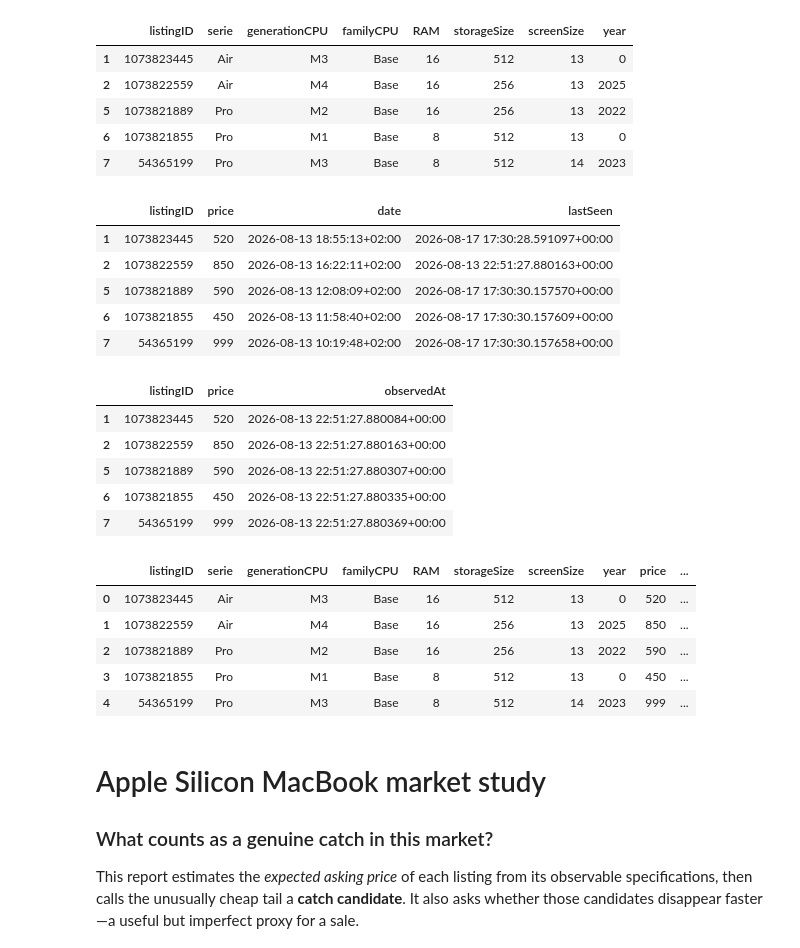
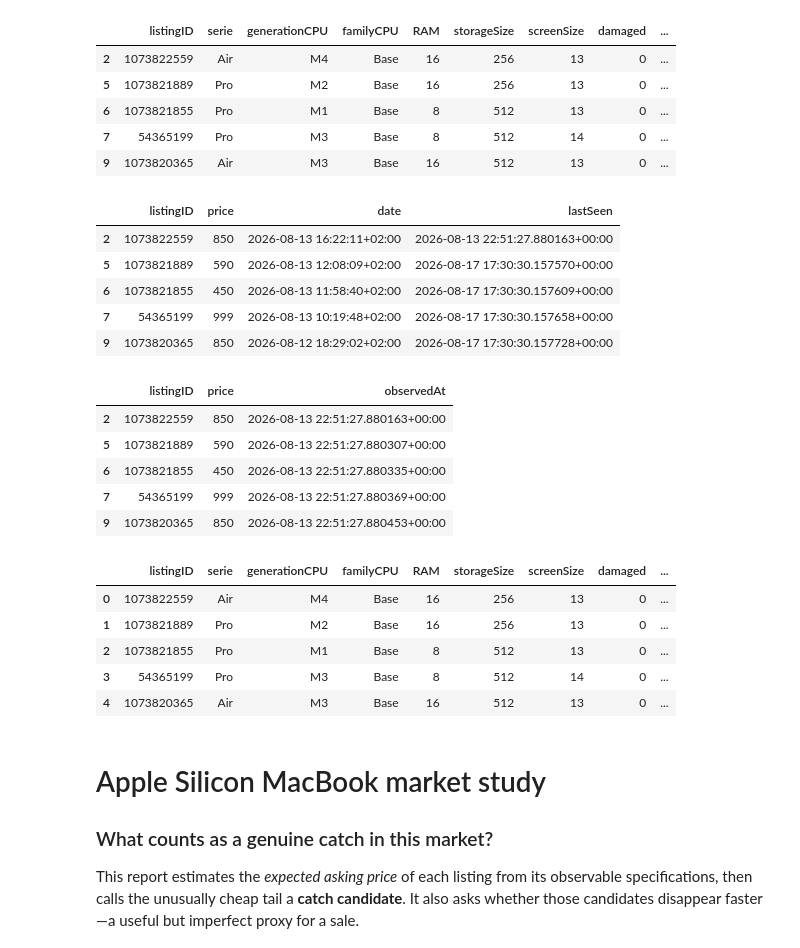
Before and after one commit to Robin789-ch/anibis-scraper, a Jupyter notebook: Price_analysis.ipynb, the cells around one changed output. Drawn from its saved outputs; the diff is of its cells as text; code cells hidden in the pictures.

```diff
--- a/Price_analysis.ipynb
+++ b/Price_analysis.ipynb
@@ -7,19 +7,20 @@ cnx = sqlite3.connect('offers.sqlite3')
 # %%
 df_parsed = pd.read_sql_query("SELECT * FROM parsed", cnx)
 df_parsed = df_parsed[
     (df_parsed['serie'] != "Other")
-    & (df_parsed['generationCPU'] != "Other")]
+    & (df_parsed['generationCPU'] != "Other")
+    & (df_parsed['damaged'] == 0)]
 
 target_set = set(df_parsed['listingID'])
 
 df_parsed.head()
 # %% [output]
-|  | listingID | serie | generationCPU | familyCPU | RAM | storageSize | screenSize | year |
-| 1 | 1073823445 | Air | M3 | Base | 16 | 512 | 13 | 0 |
-| 2 | 1073822559 | Air | M4 | Base | 16 | 256 | 13 | 2025 |
-| 5 | 1073821889 | Pro | M2 | Base | 16 | 256 | 13 | 2022 |
-| 6 | 1073821855 | Pro | M1 | Base | 8 | 512 | 13 | 0 |
-| 7 | 54365199 | Pro | M3 | Base | 8 | 512 | 14 | 2023 |
+|  | listingID | serie | generationCPU | familyCPU | RAM | storageSize | screenSize | damaged | ... |
+| 2 | 1073822559 | Air | M4 | Base | 16 | 256 | 13 | 0 | ... |
+| 5 | 1073821889 | Pro | M2 | Base | 16 | 256 | 13 | 0 | ... |
+| 6 | 1073821855 | Pro | M1 | Base | 8 | 512 | 13 | 0 | ... |
+| 7 | 54365199 | Pro | M3 | Base | 8 | 512 | 14 | 0 | ... |
+| 9 | 1073820365 | Air | M3 | Base | 16 | 512 | 13 | 0 | ... |
 # %%
 df_offers = pd.read_sql_query("SELECT * FROM offers", cnx)
 
@@ -38,11 +39,11 @@ df_offers["lastSeen"] = pd.to_datetime(df_offers["lastSeen"])
 df_offers.head()
 # %% [output]
 |  | listingID | price | date | lastSeen |
-| 1 | 1073823445 | 520 | 2026-08-13 18:55:13+02:00 | 2026-08-17 17:30:28.591097+00:00 |
 | 2 | 1073822559 | 850 | 2026-08-13 16:22:11+02:00 | 2026-08-13 22:51:27.880163+00:00 |
 | 5 | 1073821889 | 590 | 2026-08-13 12:08:09+02:00 | 2026-08-17 17:30:30.157570+00:00 |
 | 6 | 1073821855 | 450 | 2026-08-13 11:58:40+02:00 | 2026-08-17 17:30:30.157609+00:00 |
 | 7 | 54365199 | 999 | 2026-08-13 10:19:48+02:00 | 2026-08-17 17:30:30.157658+00:00 |
+| 9 | 1073820365 | 850 | 2026-08-12 18:29:02+02:00 | 2026-08-17 17:30:30.157728+00:00 |
 # %%
 df_prices = pd.read_sql_query("SELECT * FROM offer_price_history", cnx)
 
@@ -58,22 +59,22 @@ df_prices["observedAt"] = pd.to_datetime(df_prices["observedAt"])
 df_prices.head()
 # %% [output]
 |  | listingID | price | observedAt |
-| 1 | 1073823445 | 520 | 2026-08-13 22:51:27.880084+00:00 |
 | 2 | 1073822559 | 850 | 2026-08-13 22:51:27.880163+00:00 |
 | 5 | 1073821889 | 590 | 2026-08-13 22:51:27.880307+00:00 |
 | 6 | 1073821855 | 450 | 2026-08-13 22:51:27.880335+00:00 |
 | 7 | 54365199 | 999 | 2026-08-13 22:51:27.880369+00:00 |
+| 9 | 1073820365 | 850 | 2026-08-13 22:51:27.880453+00:00 |
 # %%
 df_market = df_parsed.merge(df_offers, on='listingID')
 
 df_market.head()
 # %% [output]
-|  | listingID | serie | generationCPU | familyCPU | RAM | storageSize | screenSize | year | price | ... |
-| 0 | 1073823445 | Air | M3 | Base | 16 | 512 | 13 | 0 | 520 | ... |
-| 1 | 1073822559 | Air | M4 | Base | 16 | 256 | 13 | 2025 | 850 | ... |
-| 2 | 1073821889 | Pro | M2 | Base | 16 | 256 | 13 | 2022 | 590 | ... |
-| 3 | 1073821855 | Pro | M1 | Base | 8 | 512 | 13 | 0 | 450 | ... |
-| 4 | 54365199 | Pro | M3 | Base | 8 | 512 | 14 | 2023 | 999 | ... |
+|  | listingID | serie | generationCPU | familyCPU | RAM | storageSize | screenSize | damaged | ... |
+| 0 | 1073822559 | Air | M4 | Base | 16 | 256 | 13 | 0 | ... |
+| 1 | 1073821889 | Pro | M2 | Base | 16 | 256 | 13 | 0 | ... |
+| 2 | 1073821855 | Pro | M1 | Base | 8 | 512 | 13 | 0 | ... |
+| 3 | 54365199 | Pro | M3 | Base | 8 | 512 | 14 | 0 | ... |
+| 4 | 1073820365 | Air | M3 | Base | 16 | 512 | 13 | 0 | ... |
 # %% [markdown]
 # Apple Silicon MacBook market study
 
```
Also changed, not shown: parts of 9 cells of this notebook, 1 other file.
